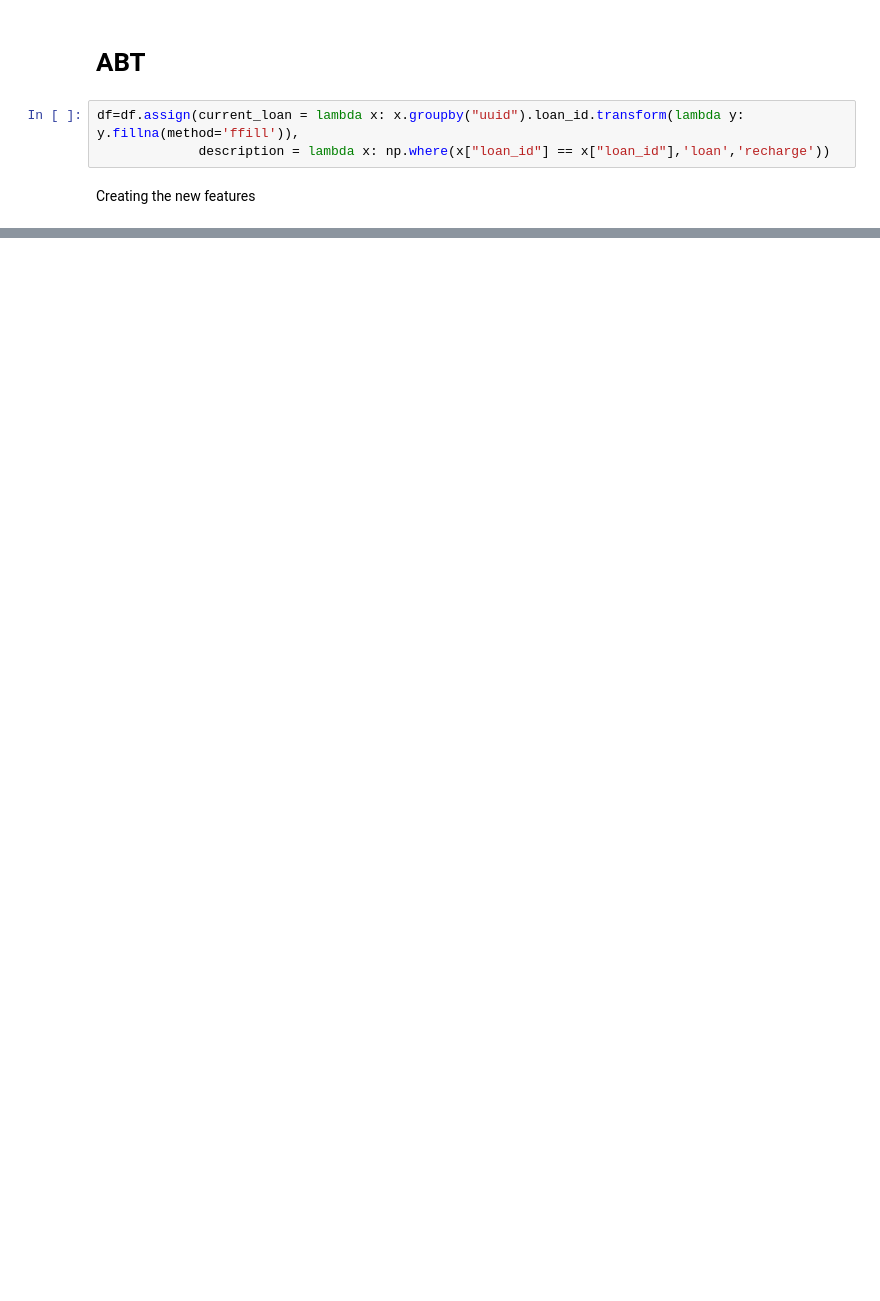
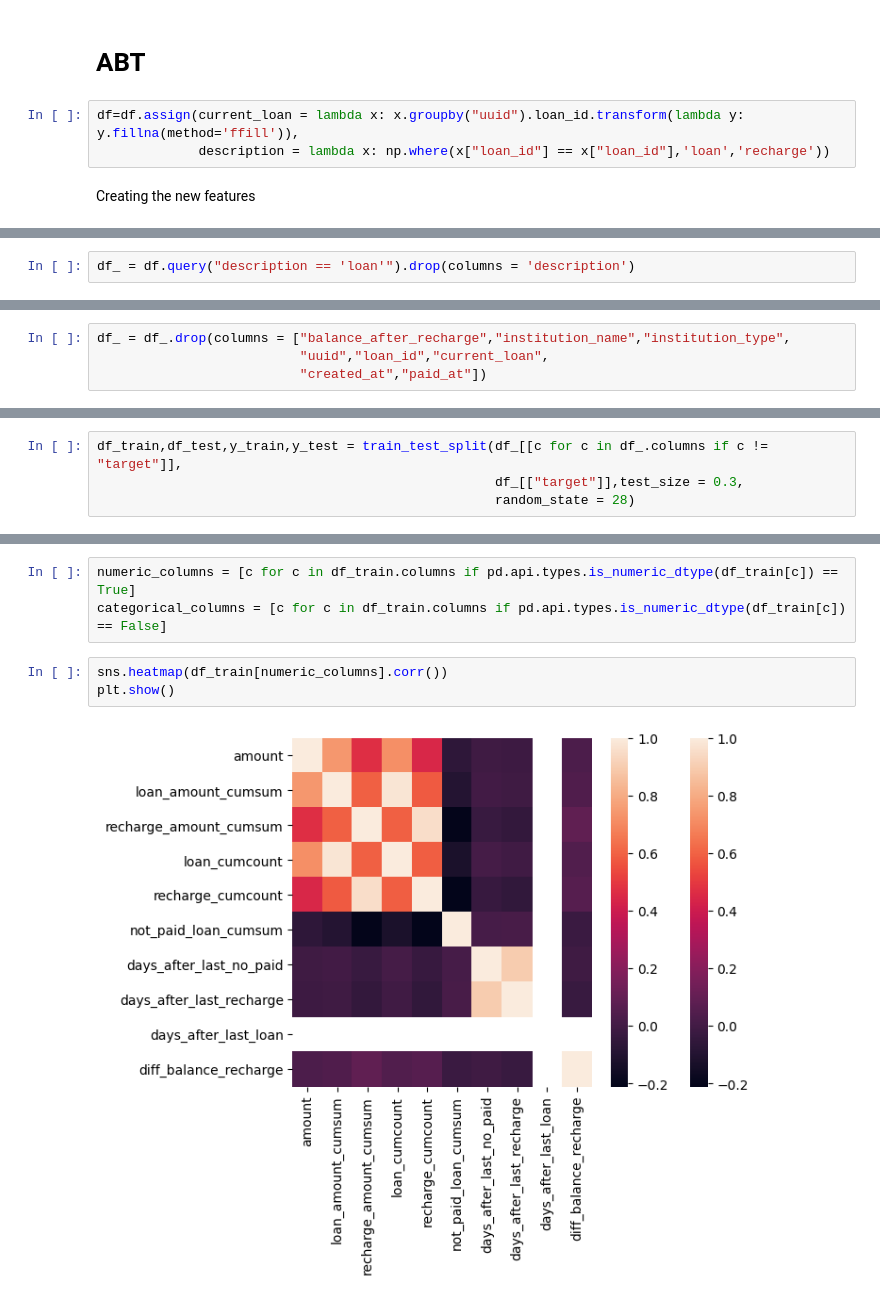
Before and after one commit to ohbtorres/Juno-Test, a Jupyter notebook: notebook/JUVO.ipynb, the cells around one changed output, grey strips where cells are left out. Cells and saved outputs as stored; diff of their text form; blank space fills up the shorter version.

Commit message:
Corrigindo last loan

```diff
--- a/notebook/JUVO.ipynb
+++ b/notebook/JUVO.ipynb
@@ -384,0 +432,2 @@ Disconsider the last 60 days of the dataset
+# %%
+df_ = df.query("description == 'loan'").drop(columns = 'description')
@@ -384,0 +457,4 @@ Disconsider the last 60 days of the dataset
+# %%
+df_ = df_.drop(columns = ["balance_after_recharge","institution_name","institution_type",
+                          "uuid","loan_id","current_loan",
+                          "created_at","paid_at"])
@@ -384,0 +496,4 @@ Disconsider the last 60 days of the dataset
+# %%
+df_train,df_test,y_train,y_test = train_test_split(df_[[c for c in df_.columns if c != "target"]],
+                                                   df_[["target"]],test_size = 0.3,
+                                                   random_state = 28)
@@ -384,0 +509,8 @@ Disconsider the last 60 days of the dataset
+# %%
+numeric_columns = [c for c in df_train.columns if pd.api.types.is_numeric_dtype(df_train[c]) == True]
+categorical_columns = [c for c in df_train.columns if pd.api.types.is_numeric_dtype(df_train[c]) == False]
+# %%
+sns.heatmap(df_train[numeric_columns].corr())
+plt.show()
+# %% [output]
+[figure, added]
```
Also changed, not shown: parts of 17 cells of this notebook.
